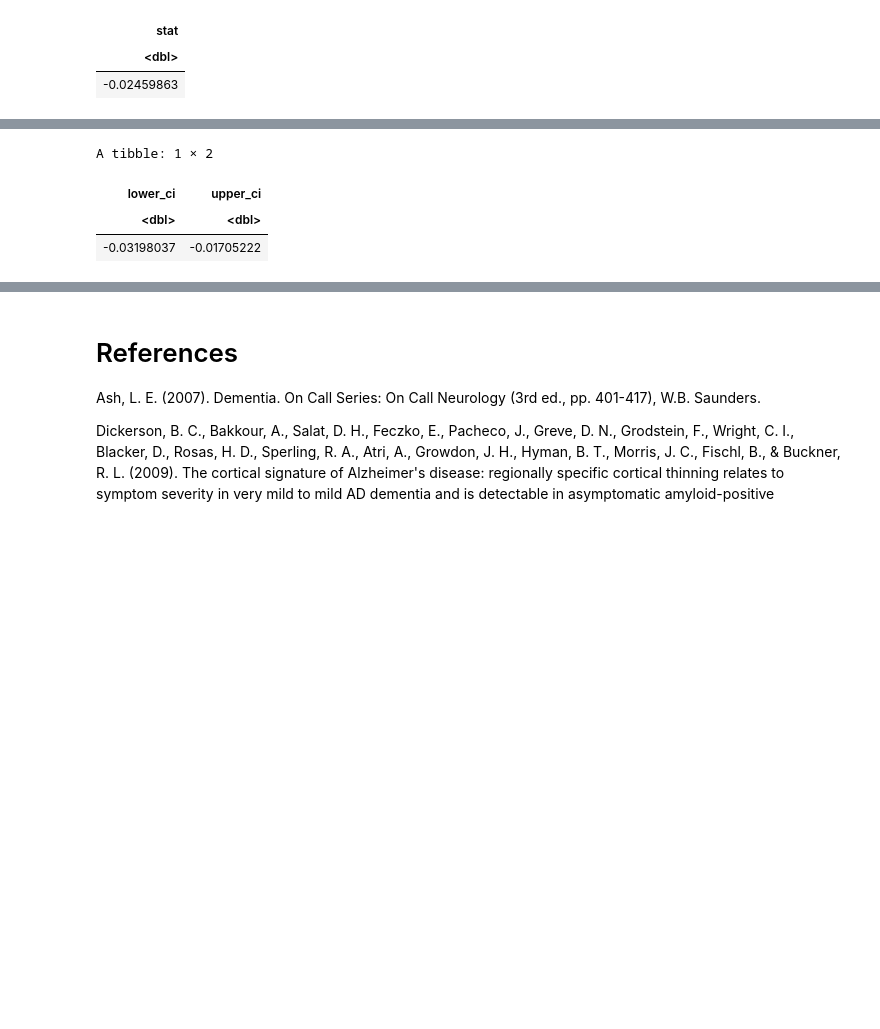
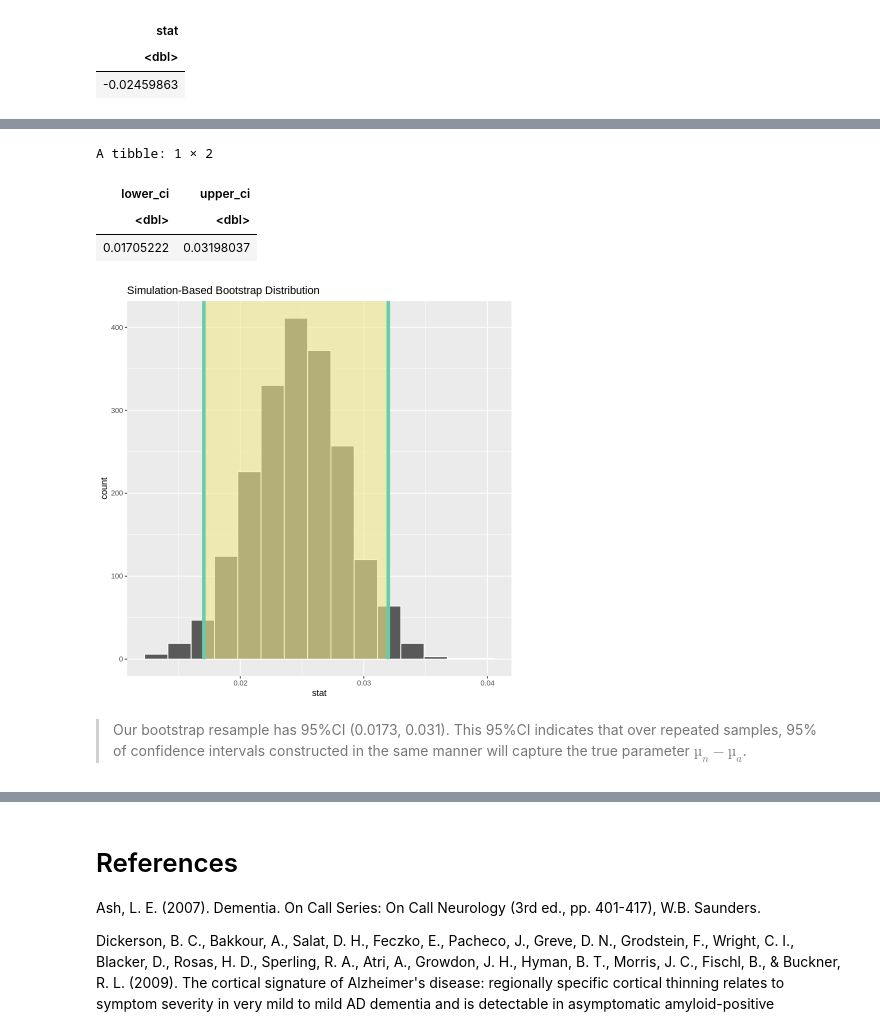
Before and after one commit to yuwangy/alzheimer_analysis, a Jupyter notebook: Project_Proposal_3.ipynb, the cells around one changed output, grey strips where cells are left out. Saved outputs shown, nothing was run; the diff lists cells and outputs as text; code cells hidden in the pictures; blank space fills up the shorter version.

```diff
--- a/Project_Proposal_3.ipynb
+++ b/Project_Proposal_3.ipynb
@@ -211,14 +240,17 @@ A infer: 1 × 1
 #set seed
 set.seed(5830)
 
-# find the bootstrapping distribution for the difference in means
+# find the bootstrapping distribution for the difference in means:
 
 nwbv_diff_in_means_bootstrap <- nwbv |>
-specify(formula = nWBV ~ Group) |>
-generate(reps = 2000, type = "bootstrap") |>
-calculate(stat = "diff in means", order = c("Demented", "Nondemented"))
+                            specify(formula = nWBV ~ Group) |>
+                            generate(reps = 2000, type = "bootstrap") |>
+                            calculate(stat = "diff in means", order = c("Nondemented", "Demented"))
 
 head(nwbv_diff_in_means_bootstrap)
+
+nwbv_diff_in_means_bootstrap |>
+summarize(se = sd(stat))
 # %% [output]
 A infer: 6 × 2
 | replicate | stat |
@@ -232,13 +284,19 @@ A infer: 6 × 2
 # %%
 # find the 95% confidence interval of the difference in means
 
 diff_in_means_ci <- nwbv_diff_in_means_bootstrap |>
-get_confidence_interval(level = 0.95, type = "percentile")
+                get_confidence_interval(level = 0.95, type = "percentile")
 
 diff_in_means_ci
+
+visualize(nwbv_diff_in_means_bootstrap) +
+  shade_confidence_interval(endpoints = diff_in_means_ci, fill = "khaki")
 # %% [output]
 A tibble: 1 × 2
 | lower_ci | upper_ci |
 | <dbl> | <dbl> |
-| -0.03198037 | -0.01705222 |
+| 0.01705222 | 0.03198037 |
+[figure, added]
+# %% [markdown]
+> Our bootstrap resample has 95%CI (0.0173, 0.031). This 95%CI indicates that over repeated samples, 95% of confidence intervals constructed in the same manner will capture the true parameter $µ_n - µ_a$.
 # %% [markdown]
```
Also changed, not shown: parts of 18 cells of this notebook.
